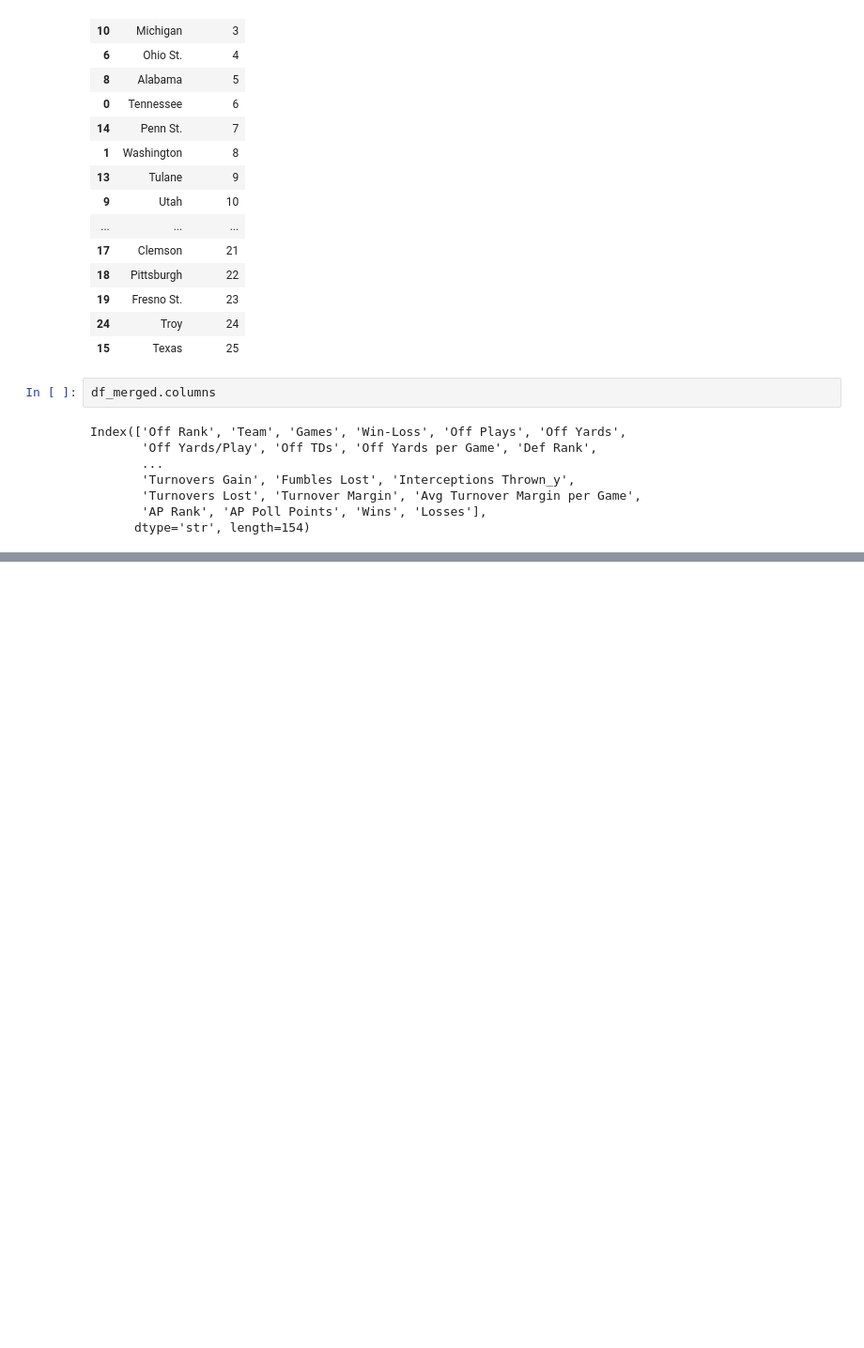
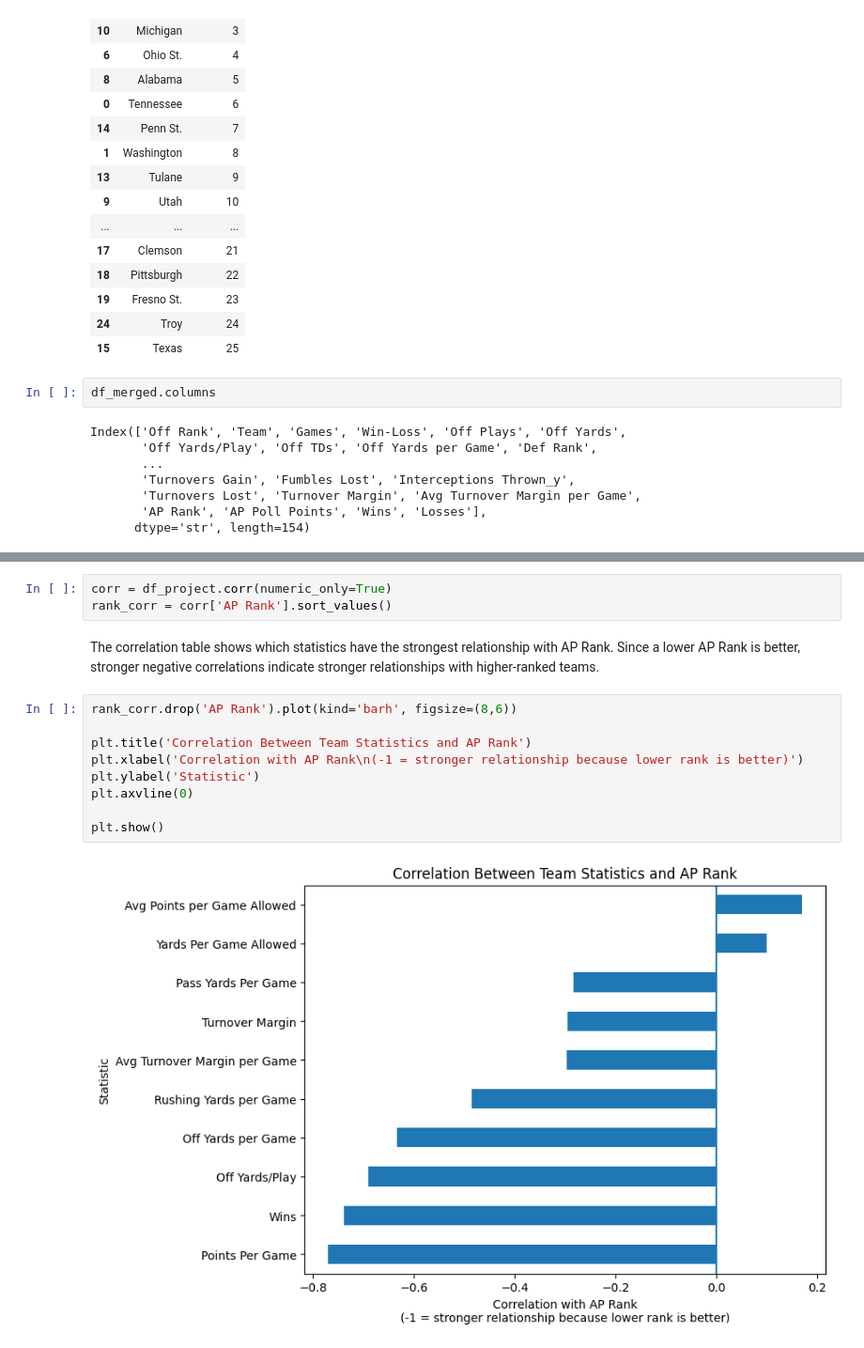
Before and after one commit to idixon3305-crypto/cfb-top25-analysis, a Jupyter notebook: cfb_top25_analysis.ipynb, the cells around one changed output, grey strips where cells are left out. Shown at 94% size. Saved outputs shown, nothing was run; the diff lists cells and outputs as text; blank space fills up the shorter version.

```diff
--- a/cfb_top25_analysis.ipynb
+++ b/cfb_top25_analysis.ipynb
@@ -155,3 +170,19 @@ Yards Per Game Allowed          0.099449
 Avg Points per Game Allowed     0.169961
 AP Rank                         1.000000
 Name: AP Rank, dtype: float64
+# %%
+corr = df_project.corr(numeric_only=True)
+rank_corr = corr['AP Rank'].sort_values()
+# %% [markdown]
+The correlation table shows which statistics have the strongest relationship with AP Rank. Since a lower AP Rank is better, stronger negative correlations indicate stronger relationships with higher-ranked teams.
+# %%
+rank_corr.drop('AP Rank').plot(kind='barh', figsize=(8,6))
+
+plt.title('Correlation Between Team Statistics and AP Rank')
+plt.xlabel('Correlation with AP Rank\n(-1 = stronger relationship because lower rank is better)')
+plt.ylabel('Statistic')
+plt.axvline(0)
+
+plt.show()
+# %% [output]
+[figure, added]
```
Also changed, not shown: parts of 23 cells of this notebook.
